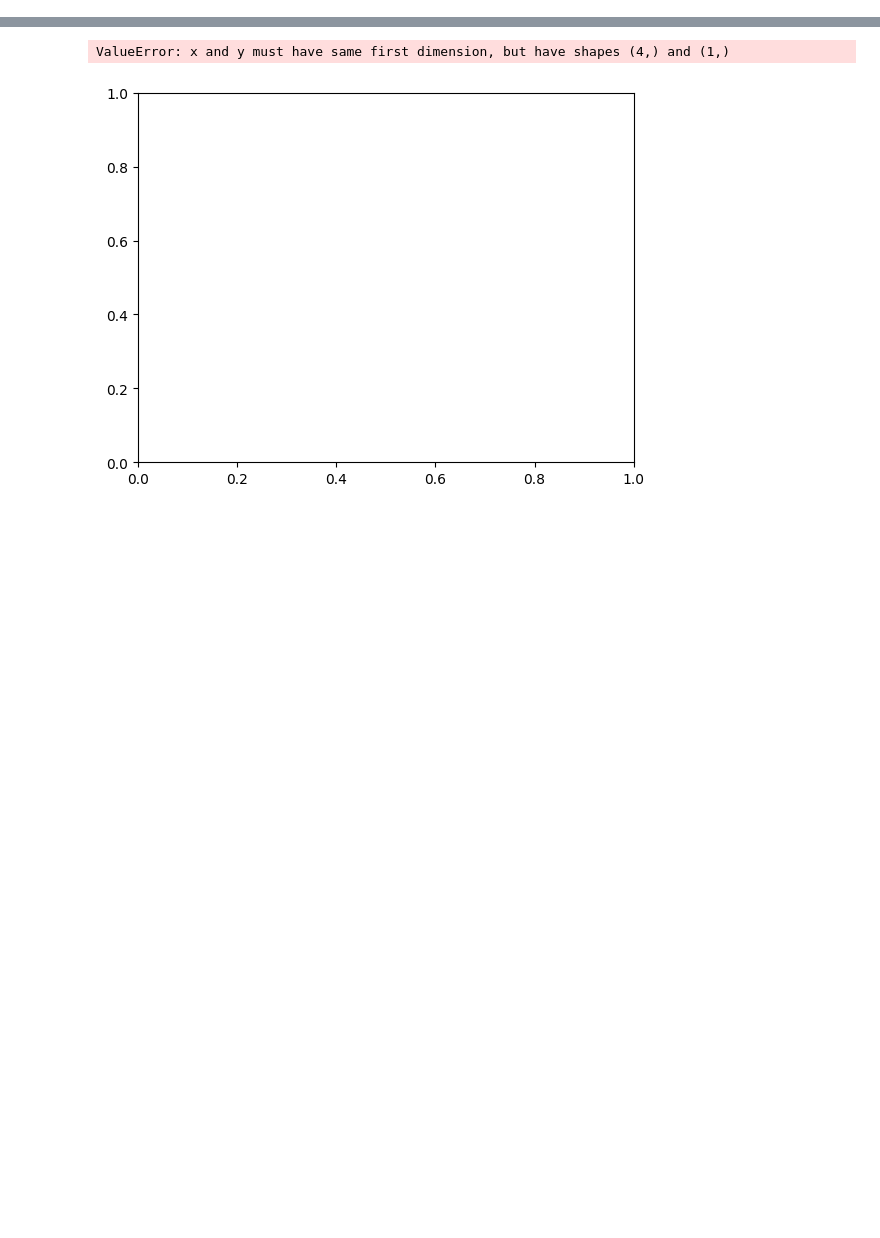
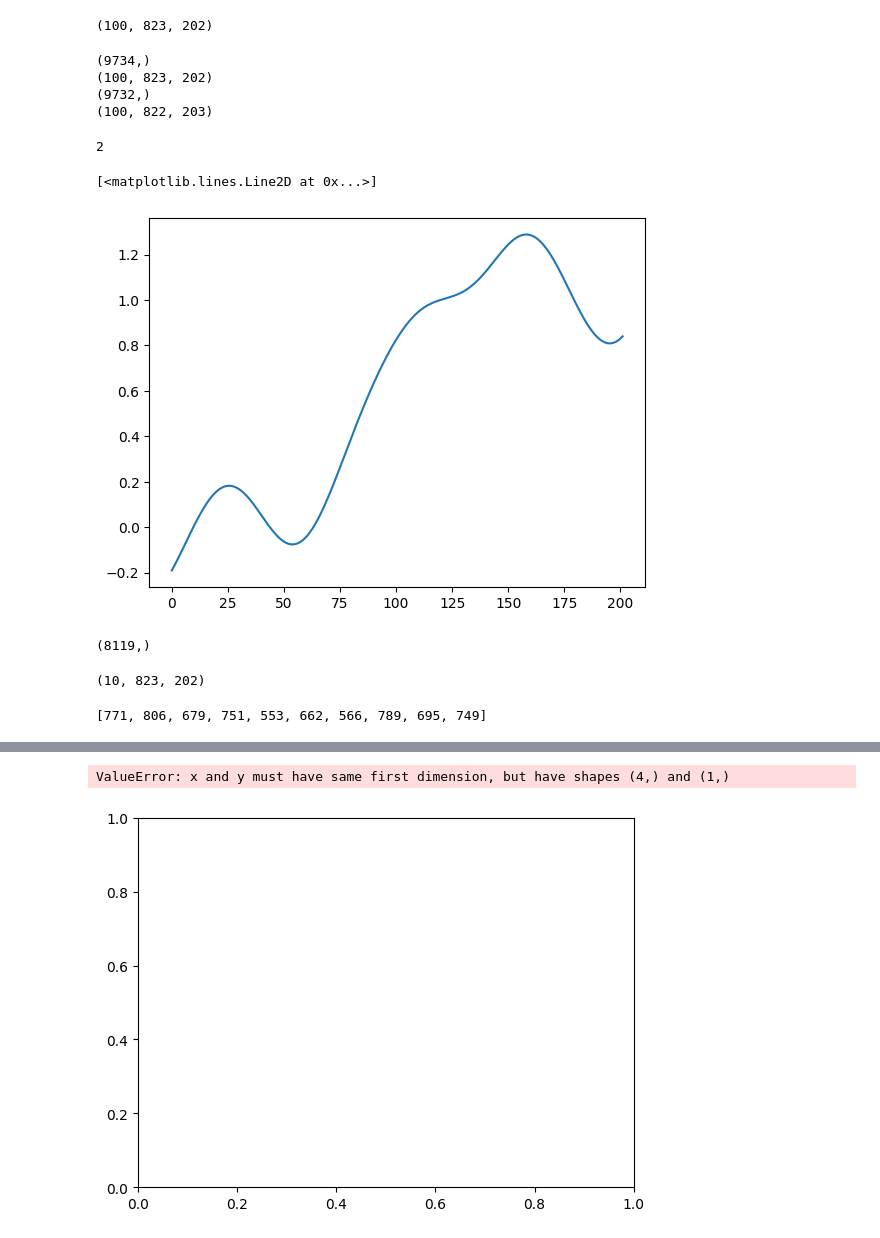
Before and after one commit to g0bel1n/fast_shapelets, a Jupyter notebook: notebooks/draft.ipynb, the cells around one changed output, grey strips where cells are left out. Drawn from its saved outputs; the diff is of its cells as text; code cells hidden in the pictures; blank space fills up the shorter version.

```diff
--- a/notebooks/draft.ipynb
+++ b/notebooks/draft.ipynb
@@ -139,0 +18,3 @@ shap
+# %%
+X = X_train[:100]
+y = y_train[:100]
@@ -139,0 +33,26 @@ shap
+# %%
+a.shape
+# %% [output]
+(100, 823, 202)
+# %%
+fs = FastShapelet(11, 203, 202, n_jobs=1, verbose=1)
+word_len = 10
+cardinality = 5
+# %%
+fs.fit(X,y)
+# %% [output]
+(9734,)
+(100, 823, 202)
+(9732,)
+(100, 822, 203)
+# %%
+shap_dict = fs.get_shapelets()
+# %%
+len(shap_dict[202])
+# %% [output]
+2
+# %%
+plt.plot(shap_dict[202][0][0])
+# %% [output]
+[<matplotlib.lines.Line2D at 0x...>]
+[figure, added]
@@ -139,0 +64,12 @@ shap
+# %%
+raw_data_top_k = a[idx_table[top_k], np.where(objs[top_k])]
+# %% [output]
+(8119,)
+# %%
+a[idx_table[top_k], :].shape
+# %% [output]
+(10, 823, 202)
+# %%
+idxs
+# %% [output]
+[771, 806, 679, 751, 553, 662, 566, 789, 695, 749]
```
Also changed, not shown: parts of 42 cells of this notebook, 2 other files.
